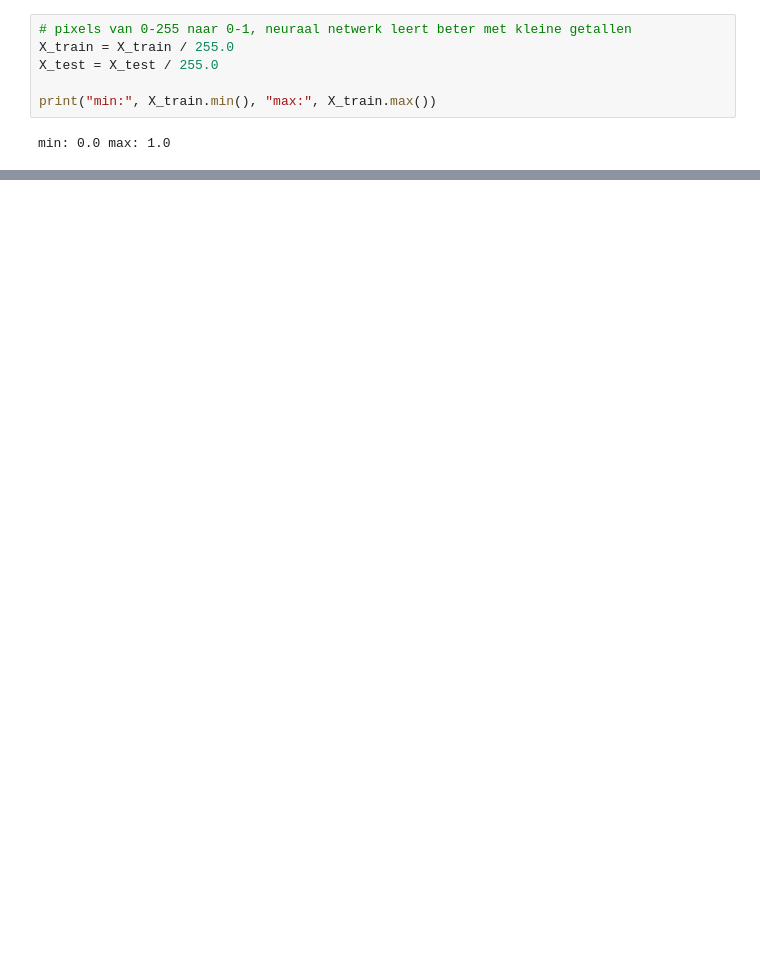
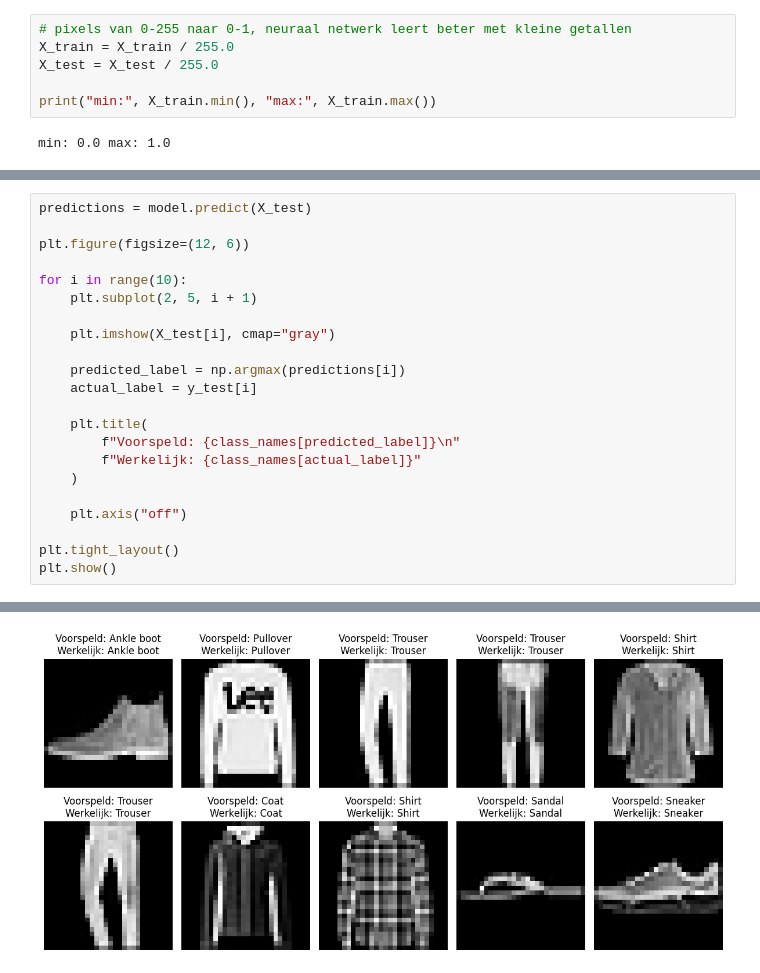
Before and after one commit to Nikkieeex/Neuralnetwork_Image_Classification, a Jupyter notebook: fashion_mnist_beeldherkenning.ipynb, the cells around one changed output, grey strips where cells are left out. Saved outputs shown, nothing was run; the diff lists cells and outputs as text; blank space fills up the shorter version.

```diff
--- a/fashion_mnist_beeldherkenning.ipynb
+++ b/fashion_mnist_beeldherkenning.ipynb
@@ -95,0 +191,23 @@ Test data moeten we natuurlijk niet vergeten.
+# %%
+predictions = model.predict(X_test)
+
+plt.figure(figsize=(12, 6))
+
+for i in range(10):
+    plt.subplot(2, 5, i + 1)
+
+    plt.imshow(X_test[i], cmap="gray")
+
+    predicted_label = np.argmax(predictions[i])
+    actual_label = y_test[i]
+
+    plt.title(
+        f"Voorspeld: {class_names[predicted_label]}\n"
+        f"Werkelijk: {class_names[actual_label]}"
+    )
+
+    plt.axis("off")
+
+plt.tight_layout()
+plt.show()
+# %% [output]
@@ -95,0 +215 @@ Test data moeten we natuurlijk niet vergeten.
+[figure, added]
```
Also changed, not shown: parts of 14 cells of this notebook.
